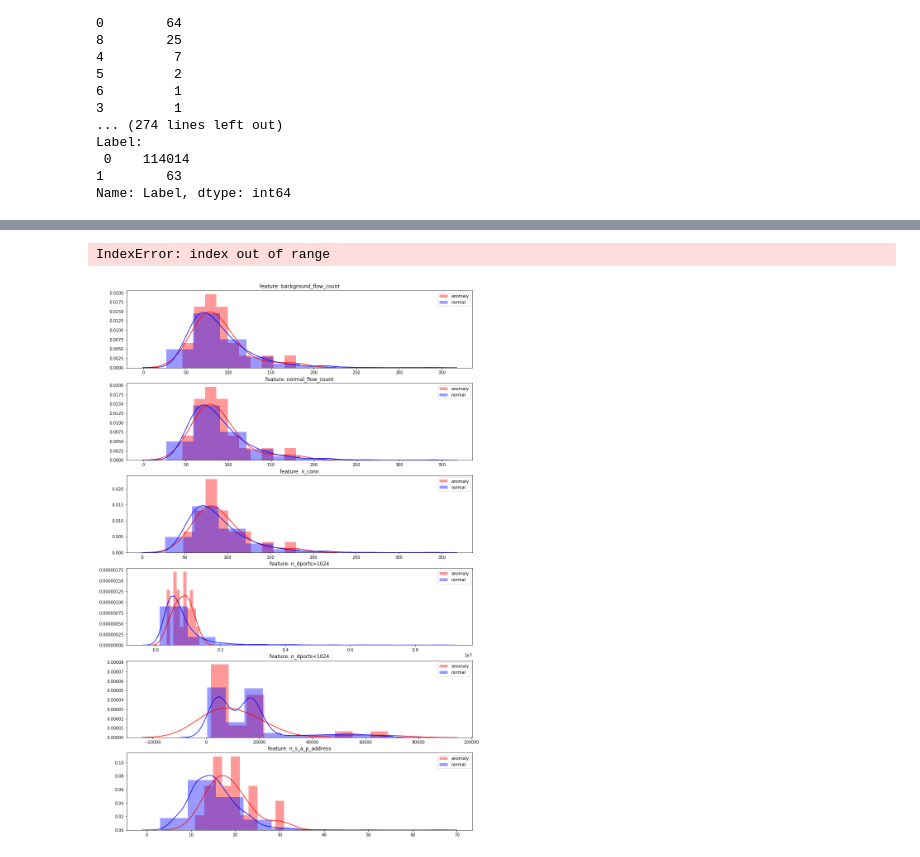
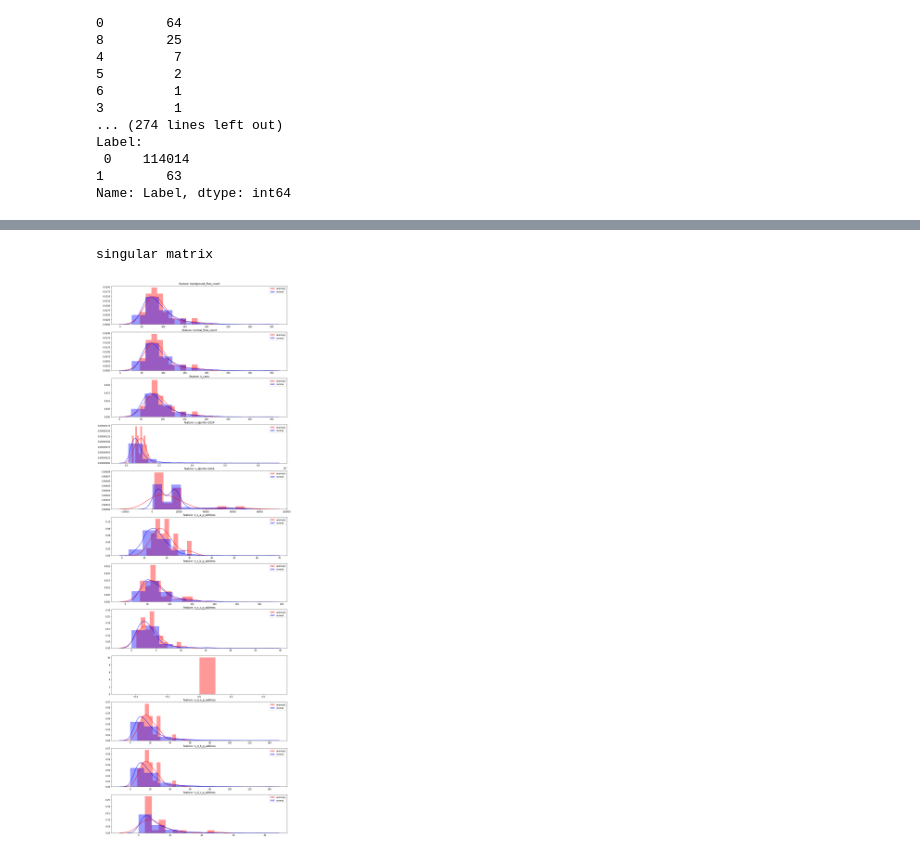
Before and after one commit to tpbvieira/anomaly-detection, a Jupyter notebook: network-attack-detection/botnet-detection-eda-view.ipynb, the cells around one changed output, grey strips where cells are left out. Drawn from its saved outputs; the diff is of its cells as text; code cells hidden in the pictures.

```diff
--- a/network-attack-detection/botnet-detection-eda-view.ipynb
+++ b/network-attack-detection/botnet-detection-eda-view.ipynb
@@ -334,13 +338,13 @@ v_features = [
     'Dport',
     'State',
     'TotPkts',
-    'TotBytes',
-    'SrcBytes'
-    'SrcAddr0',
-    'DstAddr0',
-    'DstAddr1',
-    'DstAddr2',
-    'DstAddr3'
+    'TotBytes'
+#     'SrcBytes',
+#     'SrcAddr0',
+#     'DstAddr0',
+#     'DstAddr1',
+#     'DstAddr2',
+#     'DstAddr3'
 ]
 
 nplots=np.size(v_features)
@@ -348,12 +352,11 @@ plt.figure(figsize=(15,4*nplots))
 gs = gridspec.GridSpec(nplots,1)
 for i, cn in enumerate(df[v_features]):
     ax = plt.subplot(gs[i])
-    # print(cn)
     sns.distplot(df[cn][df.Label == 1], bins=10, label='anomaly', color='r')
     sns.distplot(df[cn][df.Label == 0], bins=10, label='normal', color='b')
     ax.set_xlabel('')
     ax.set_title('feature: ' + str(cn))
     plt.legend()
-plt.savefig('distplot_df.png')
+plt.savefig('results/figures/raw_distplot.png')
 plt.show()
 # %% [output]
@@ -435,17 +438,21 @@ dtype: object
 # %%
 %%time
 n_features = ['background_flow_count','normal_flow_count','n_conn','n_dports>1024','n_dports<1024','n_s_a_p_address','n_s_b_p_address','n_s_c_p_address','n_s_na_p_address','n_d_a_p_address','n_d_b_p_address','n_d_c_p_address']
+nplots=np.size(n_features)
 plt.figure(figsize=(15,4*nplots))
 gs = gridspec.GridSpec(nplots,1)
 for i, cn in enumerate(n_df[n_features]):
-    ax = plt.subplot(gs[i])
-#     print(cn)
-    sns.distplot(n_df[cn][n_df.label == 1], bins=10, label='anomaly', color='r')
-    sns.distplot(n_df[cn][n_df.label == 0], bins=10, label='normal', color='b')
-    ax.set_xlabel('')
-    ax.set_title('feature: ' + str(cn))
-    plt.legend()
+    try:
+        ax = plt.subplot(gs[i])
+        sns.distplot(n_df[cn][n_df.label == 1], bins=10, label='anomaly', color='r')
+        sns.distplot(n_df[cn][n_df.label == 0], bins=10, label='normal', color='b')
+        ax.set_xlabel('')
+        ax.set_title('feature: ' + str(cn))
+        plt.legend()
+    except Exception as e:
+        print(e)
+plt.savefig('results/figures/sum_distplot.png')
 plt.show()
 # %% [output]
-IndexError: index out of range
+singular matrix
-[figure, old version]
+[figure, new version]
```
Also changed, not shown: parts of 11 cells of this notebook, 3 other files.
